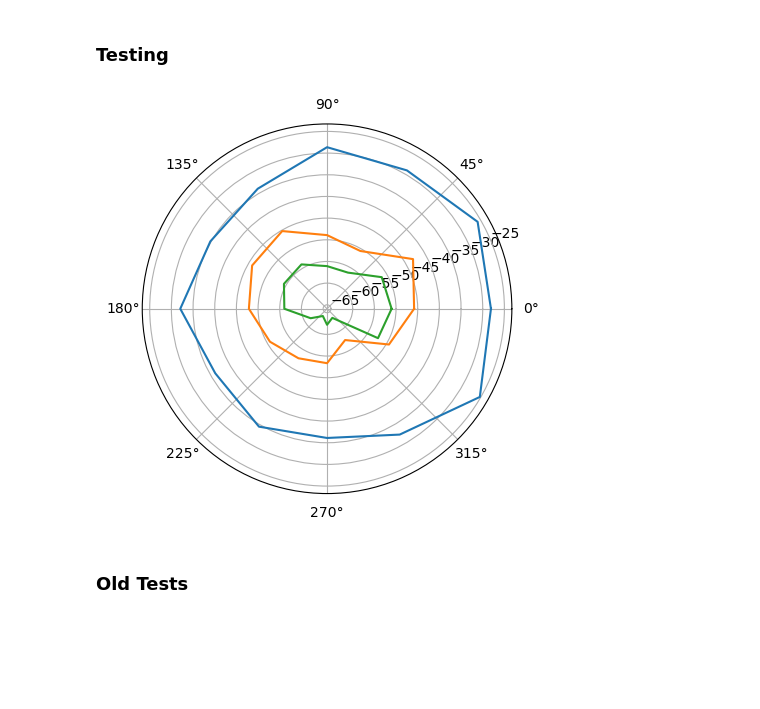
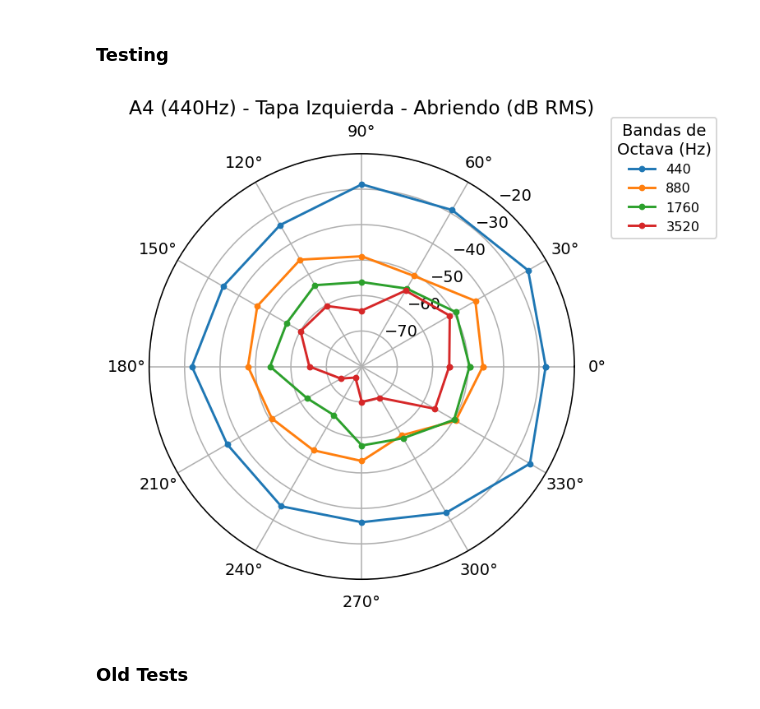
Before and after one commit to MatiasCarbone/Analisis-Directividad, a Jupyter notebook: Analisis Directividad.ipynb, the cells around one changed output. Saved outputs shown, nothing was run; the diff lists cells and outputs as text; code cells hidden in the pictures; blank space fills up the shorter version.

Commit message:
Add automated label and title plotting

```diff
--- a/Analisis Directividad.ipynb
+++ b/Analisis Directividad.ipynb
@@ -151,38 +151,56 @@ df = pd.read_pickle("Dataframe_Muestras_Bandoneon.pkl")
 # %% [markdown]
 ### Testing
 # %%
-muestra = df.at[0, "Muestra"][:-1] # Un solo fragmento de una nota, droppeado el 13vo canal
+row = df.loc[0]
 
-fund = int(df.at[0, 'Fundamental'])
+muestra = row.Muestra[:-1] # Un solo fragmento de una nota, droppeado el 13vo canal
+fund = int(row.Fundamental)
+nota = row.Nota
+tapa = row.Tapa
+accion = row.Accion
 
-bandas = []
-for i in range(3):
-  bandas.append((i + 1) * fund)
+num_bandas = 4
+
+lista_bandas = []
+for i in range(num_bandas):
+  lista_bandas.append(fund * (2**i))
 
 rms_bands = [] # Lista 2d que guardará los valores rms de cada ángulo por cada banda (Lista[banda][angulo])
 
-for band in bandas:
+for band in lista_bandas:
   rms_angles = []
   for ch in muestra:
     b, a = signal.butter(4, minmax_frequencies(band), btype='bandpass', analog=False, fs=fs, output='ba')
     bandpassed = signal.filtfilt(b, a, ch)
 
     S, phase = li.magphase(li.stft(bandpassed))
-
     rms = np.mean(li.amplitude_to_db(li.feature.rms(S=S)))
 
     rms_angles.append(rms)
 
   rms_angles.append(rms_angles[0]) # Repetimos el primer valor para que cierre el círculo
   rms_bands.append(rms_angles)
 
-theta = np.deg2rad(np.arange(0,390,30))
+# Plotting
+theta = np.deg2rad(np.arange(0,390,30)) # Genera una lista de ángulos en radianes. Va hasta 390 para que cierre el círculo
 
-plt.polar(theta, rms_angles)
+fig = plt.figure(dpi=140)
+ax = fig.add_subplot(projection='polar')
+ax.set_ylim(-80, -20)
+
+lines, labels = plt.thetagrids(np.arange(0,360,30)) # Cambiar los ángulos de las líneas
+ax.set_rlabel_position(50)  # Mover las etiquetas radiales para que no jodan (angulo)
+
+for band in rms_bands:
+  plt.polar(theta, band, marker='.')
+  #rms_bands.index(band)
+
+plt.title(f"{nota} ({fund}Hz) - Tapa {tapa} - {accion} (dB RMS)" )
+plt.legend(lista_bandas, bbox_to_anchor=(.35, .1, 1, 1), title=' Bandas de\nOctava (Hz)', fontsize='small')
 
 plt.show()
 # %% [output]
-[figure, old version]
+[figure, new version]
 # %% [markdown]
 ### Old Tests
 # %% [markdown]
```
